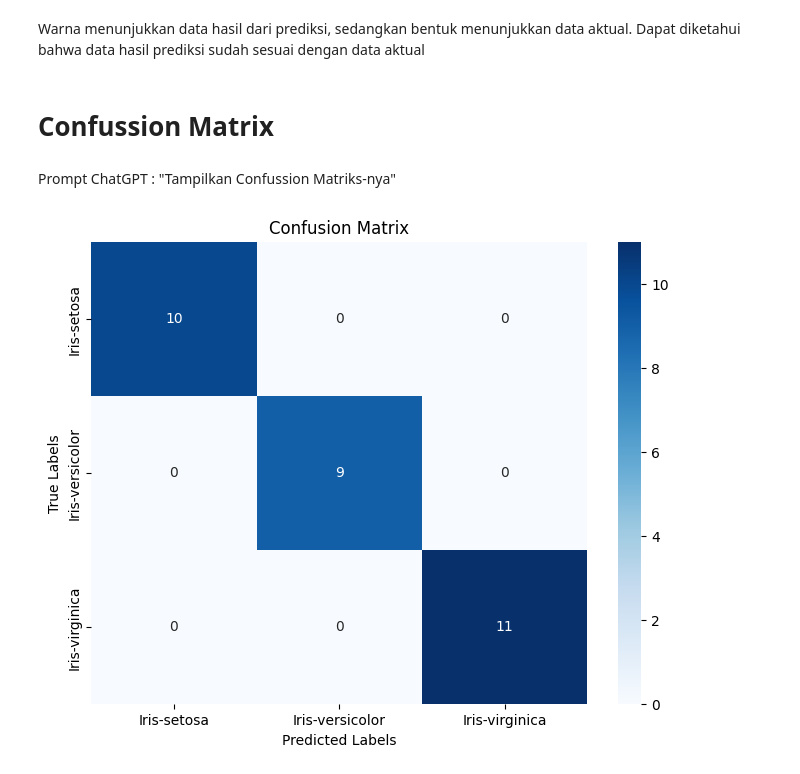
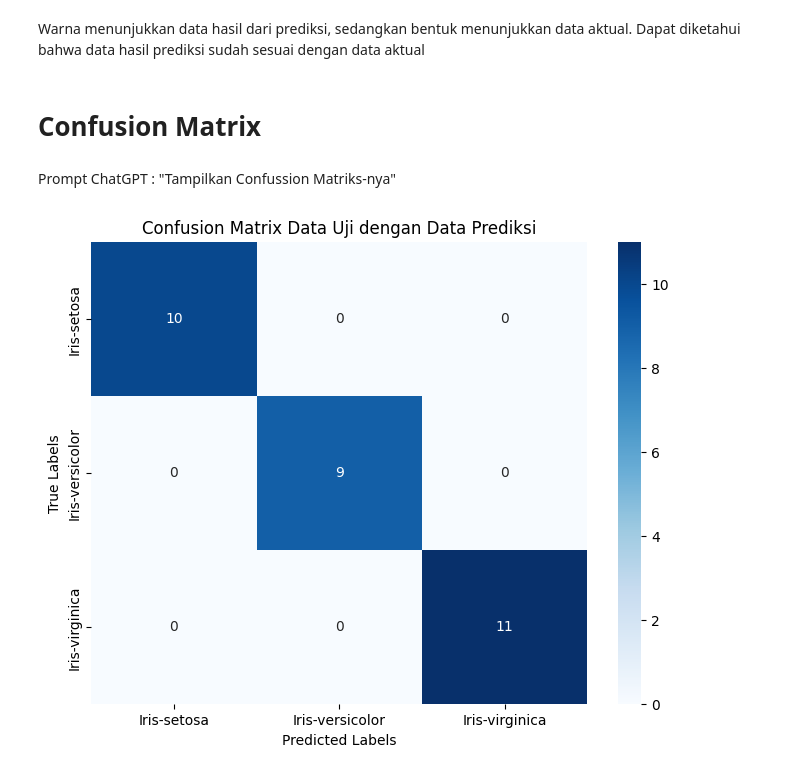
Before and after one commit to syahrinalfi/MachineLearningTasks, a Jupyter notebook: 3rdWeekTasks/3_KNN_Iris.ipynb, the cells around one changed output. Saved outputs shown, nothing was run; the diff lists cells and outputs as text; code cells hidden in the pictures.

```diff
--- a/3rdWeekTasks/3_KNN_Iris.ipynb
+++ b/3rdWeekTasks/3_KNN_Iris.ipynb
@@ -75,19 +75,19 @@ plt.show()
 # %% [markdown]
 Warna menunjukkan data hasil dari prediksi, sedangkan bentuk menunjukkan data aktual. Dapat diketahui bahwa data hasil prediksi sudah sesuai dengan data aktual
 # %% [markdown]
-# Confussion Matrix
+# Confusion Matrix
 # %% [markdown]
 Prompt ChatGPT : "Tampilkan Confussion Matriks-nya"
 # %%
 # Membuat confusion matrix
 conf_matrix = confusion_matrix(y_test, y_pred)
 
 # Menampilkan confusion matrix menggunakan heatmap
 plt.figure(figsize=(8, 6))  # Pengaturan ukuran visual
 sns.heatmap(conf_matrix, annot=True, fmt='d', cmap='Blues', xticklabels=y['class'].unique(), yticklabels=y['class'].unique())  # Pengaturan data untuk visualisasi dengan nama baris dan kolom
 plt.xlabel('Predicted Labels')
 plt.ylabel('True Labels')
-plt.title('Confusion Matrix')
+plt.title('Confusion Matrix Data Uji dengan Data Prediksi')
 plt.show()
 # %% [output]
-[figure, old version]
+[figure, new version]
```
Also changed, not shown: parts of 2 cells of this notebook.
